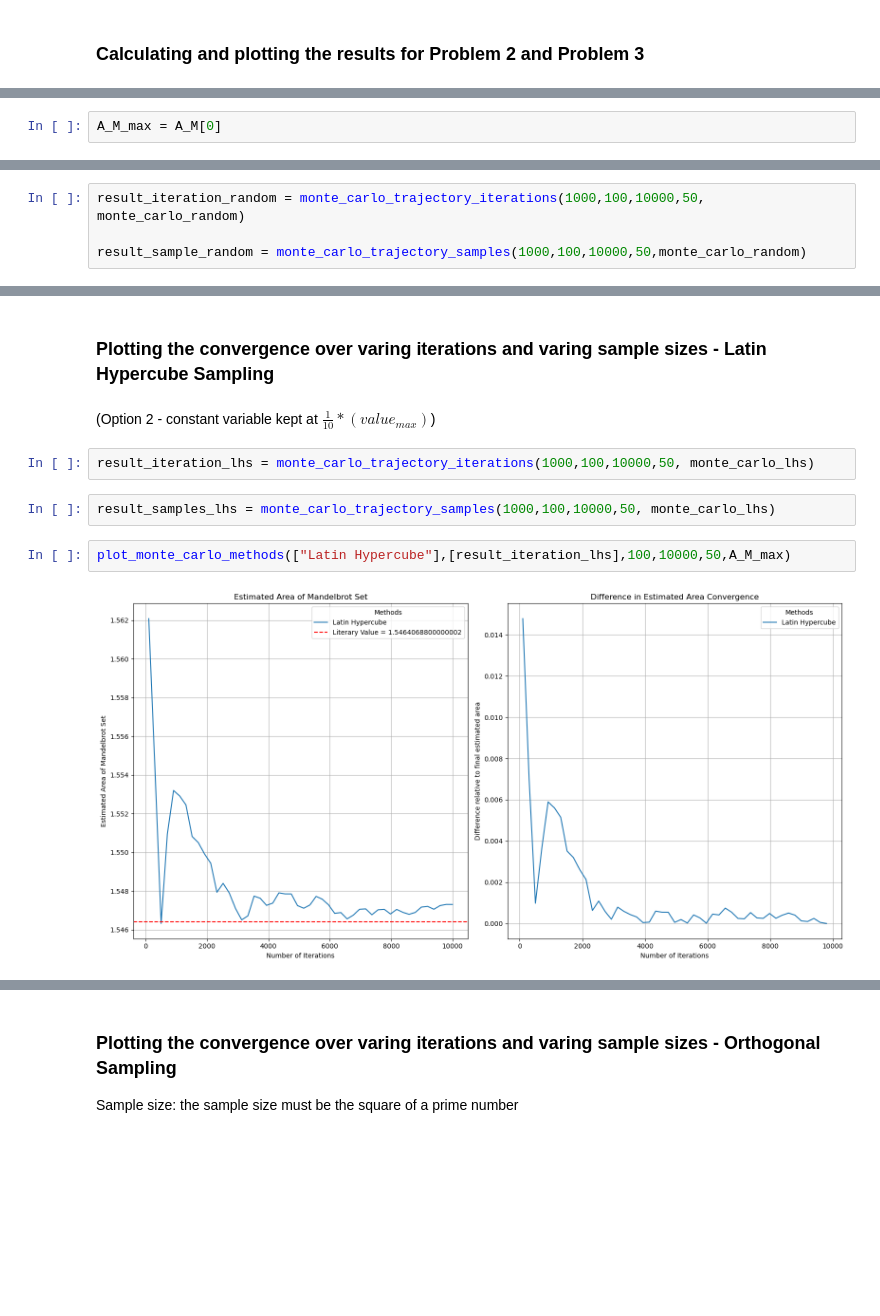
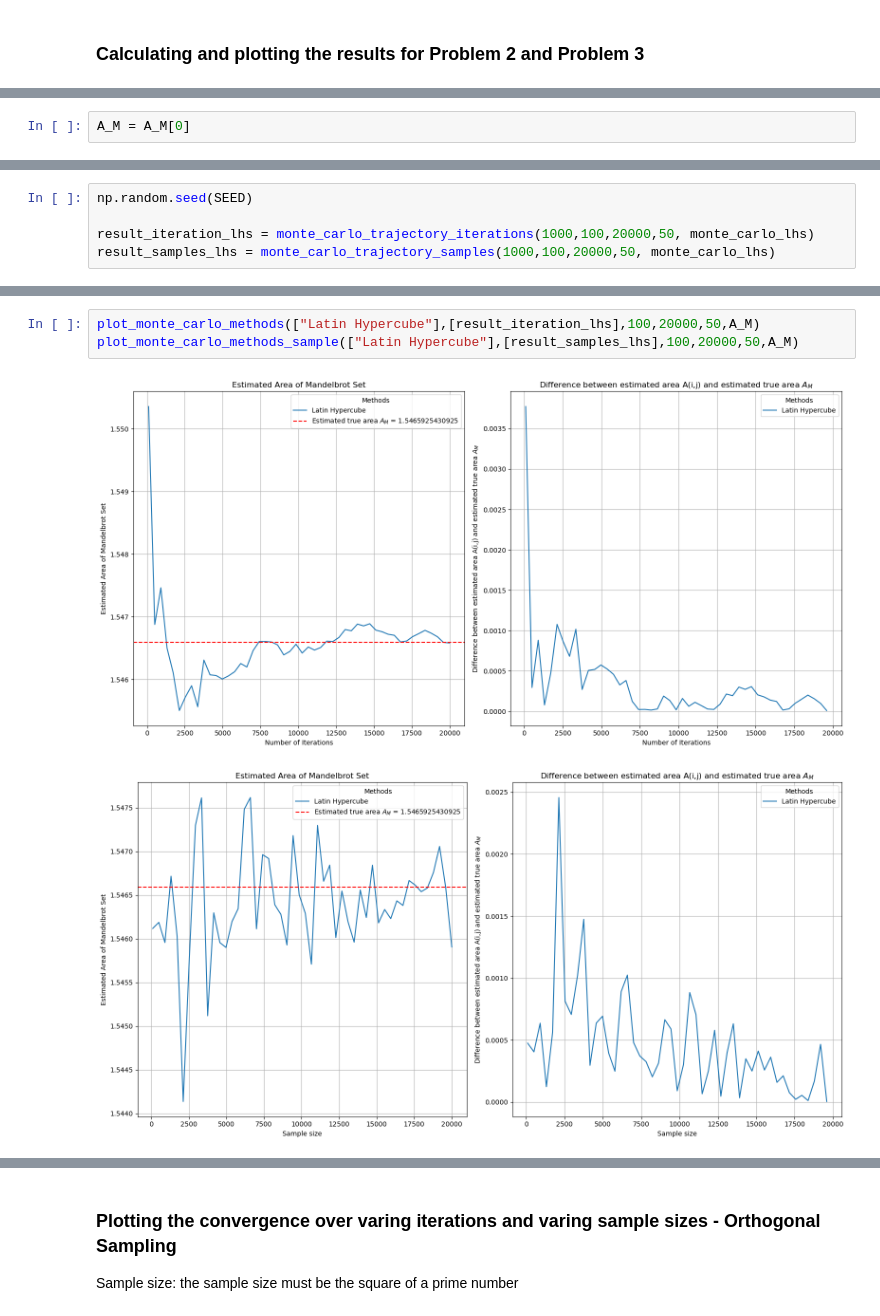
Before and after one commit to shaniasinha/stochastic-sim-a1, a Jupyter notebook: code.ipynb, the cells around one changed output, grey strips where cells are left out. Drawn from its saved outputs; the diff is of its cells as text; blank space fills up the shorter version.

```diff
--- a/code.ipynb
+++ b/code.ipynb
@@ -723,2 +649,2 @@ A_M = monte_carlo_trajectory_iterations(10000,10000,10000,1, monte_carlo_random)
 # %%
-A_M_max = A_M[0]
+A_M = A_M[0]
@@ -743,4 +667,5 @@ plot_monte_carlo_methods_sample(["Random Sampling"],[result_sample_random],100,1
 # %%
-result_iteration_random = monte_carlo_trajectory_iterations(1000,100,10000,50, monte_carlo_random)
+np.random.seed(SEED)
 
-result_sample_random = monte_carlo_trajectory_samples(1000,100,10000,50,monte_carlo_random)
+result_iteration_lhs = monte_carlo_trajectory_iterations(1000,100,20000,50, monte_carlo_lhs)
+result_samples_lhs = monte_carlo_trajectory_samples(1000,100,20000,50, monte_carlo_lhs)
@@ -755,12 +672,6 @@ plot_monte_carlo_methods_sample(["Random Sampling"],[result_sample_random],100,1
-# %% [markdown]
-### Plotting the convergence over varing iterations and varing sample sizes - Latin Hypercube Sampling
-# %% [markdown]
-(Option 2 - constant variable kept at $\frac{1}{10} * (value_{max})$)
-# %%
-result_iteration_lhs = monte_carlo_trajectory_iterations(1000,100,10000,50, monte_carlo_lhs)
-# %%
-result_samples_lhs = monte_carlo_trajectory_samples(1000,100,10000,50, monte_carlo_lhs)
 # %%
-plot_monte_carlo_methods(["Latin Hypercube"],[result_iteration_lhs],100,10000,50,A_M_max)
+plot_monte_carlo_methods(["Latin Hypercube"],[result_iteration_lhs],100,20000,50,A_M)
+plot_monte_carlo_methods_sample(["Latin Hypercube"],[result_samples_lhs],100,20000,50,A_M)
 # %% [output]
-[figure, old version]
+[figure, new version]
+[figure, added]
```
Also changed, not shown: parts of 20 cells of this notebook.
